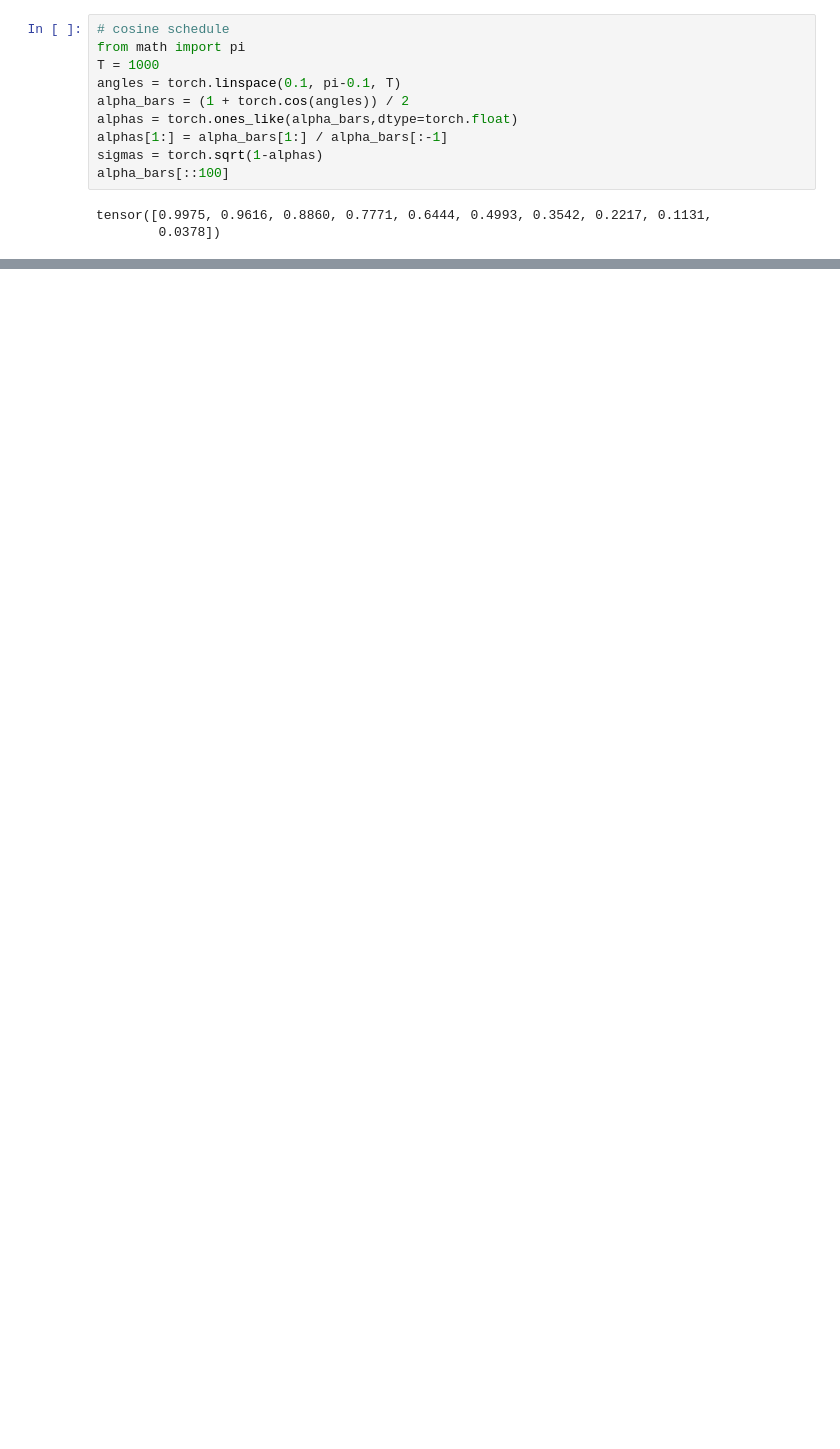
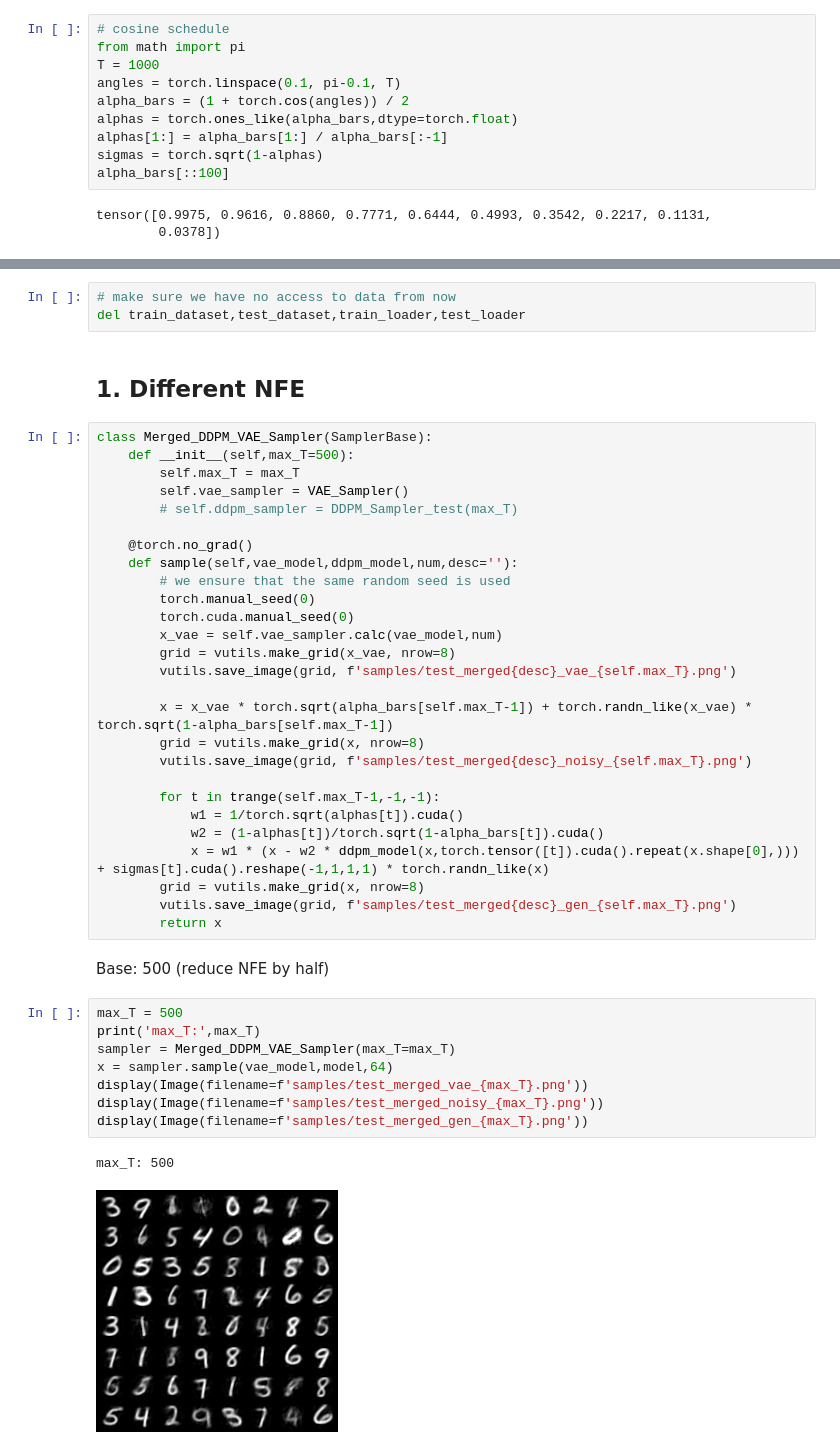
Before and after one commit to Hope7Happiness/6s978_project, a Jupyter notebook: sample.ipynb, the cells around one changed output, grey strips where cells are left out. Saved outputs shown, nothing was run; the diff lists cells and outputs as text; blank space fills up the shorter version.

```diff
--- a/sample.ipynb
+++ b/sample.ipynb
@@ -274,0 +148,45 @@ t_big: 400
+# %%
+# make sure we have no access to data from now
+del train_dataset,test_dataset,train_loader,test_loader
+# %% [markdown]
+## 1. Different NFE
+# %%
+class Merged_DDPM_VAE_Sampler(SamplerBase):
+    def __init__(self,max_T=500):
+        self.max_T = max_T
+        self.vae_sampler = VAE_Sampler()
+        # self.ddpm_sampler = DDPM_Sampler_test(max_T)
+
+    @torch.no_grad()
+    def sample(self,vae_model,ddpm_model,num,desc=''):
+        # we ensure that the same random seed is used
+        torch.manual_seed(0)
+        torch.cuda.manual_seed(0)
+        x_vae = self.vae_sampler.calc(vae_model,num)
+        grid = vutils.make_grid(x_vae, nrow=8)
+        vutils.save_image(grid, f'samples/test_merged{desc}_vae_{self.max_T}.png')
+
+        x = x_vae * torch.sqrt(alpha_bars[self.max_T-1]) + torch.randn_like(x_vae) * torch.sqrt(1-alpha_bars[self.max_T-1])
+        grid = vutils.make_grid(x, nrow=8)
+        vutils.save_image(grid, f'samples/test_merged{desc}_noisy_{self.max_T}.png')
+
+        for t in trange(self.max_T-1,-1,-1):
+            w1 = 1/torch.sqrt(alphas[t]).cuda()
+            w2 = (1-alphas[t])/torch.sqrt(1-alpha_bars[t]).cuda()
+            x = w1 * (x - w2 * ddpm_model(x,torch.tensor([t]).cuda().repeat(x.shape[0],))) + sigmas[t].cuda().reshape(-1,1,1,1) * torch.randn_like(x)
+        grid = vutils.make_grid(x, nrow=8)
+        vutils.save_image(grid, f'samples/test_merged{desc}_gen_{self.max_T}.png')
+        return x
+# %% [markdown]
+Base: 500 (reduce NFE by half)
+# %%
+max_T = 500
+print('max_T:',max_T)
+sampler = Merged_DDPM_VAE_Sampler(max_T=max_T)
+x = sampler.sample(vae_model,model,64)
+display(Image(filename=f'samples/test_merged_vae_{max_T}.png'))
+display(Image(filename=f'samples/test_merged_noisy_{max_T}.png'))
+display(Image(filename=f'samples/test_merged_gen_{max_T}.png'))
+# %% [output]
+max_T: 500
+[figure, added]
```
Also changed, not shown: parts of 56 cells of this notebook, 8 other files.
